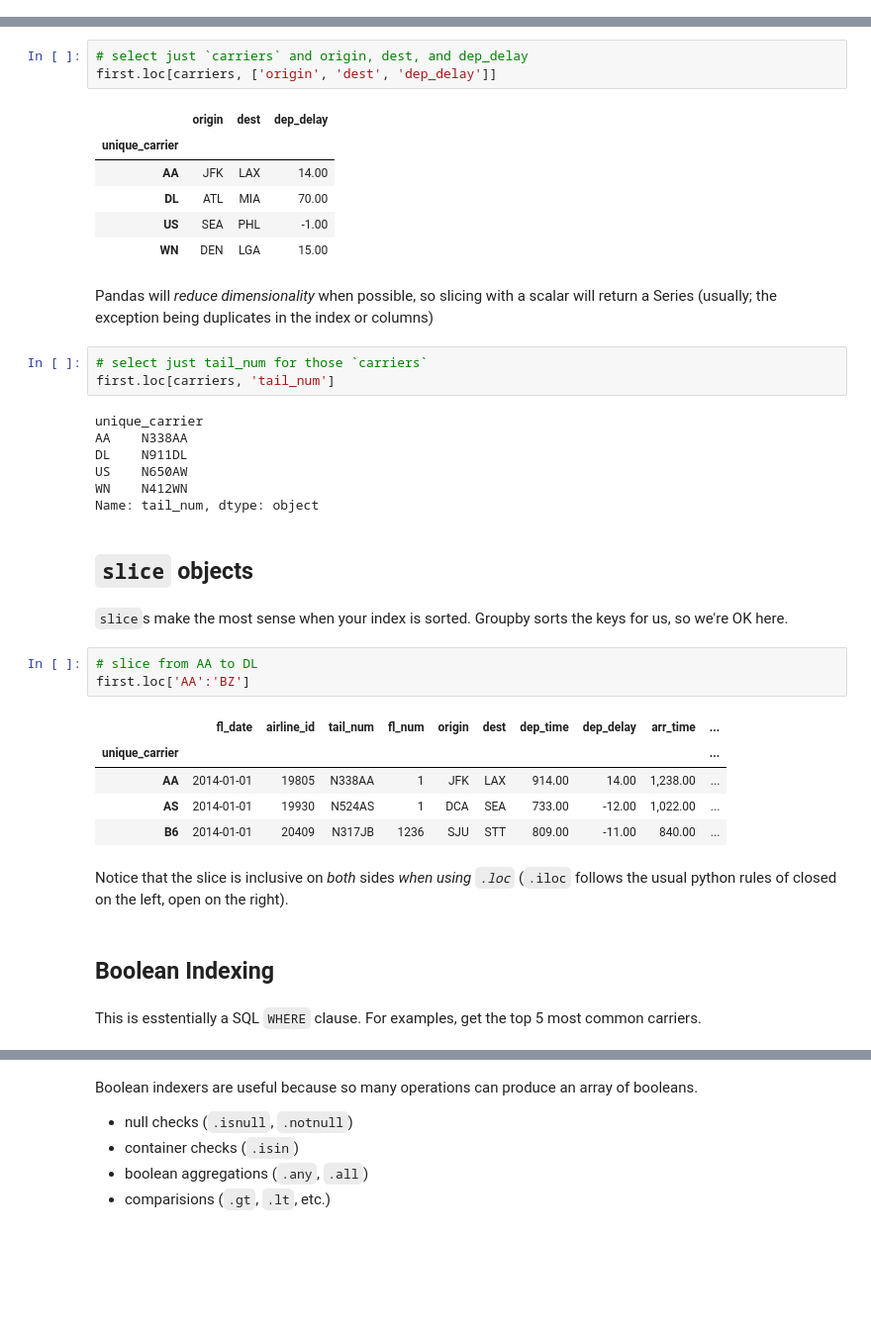
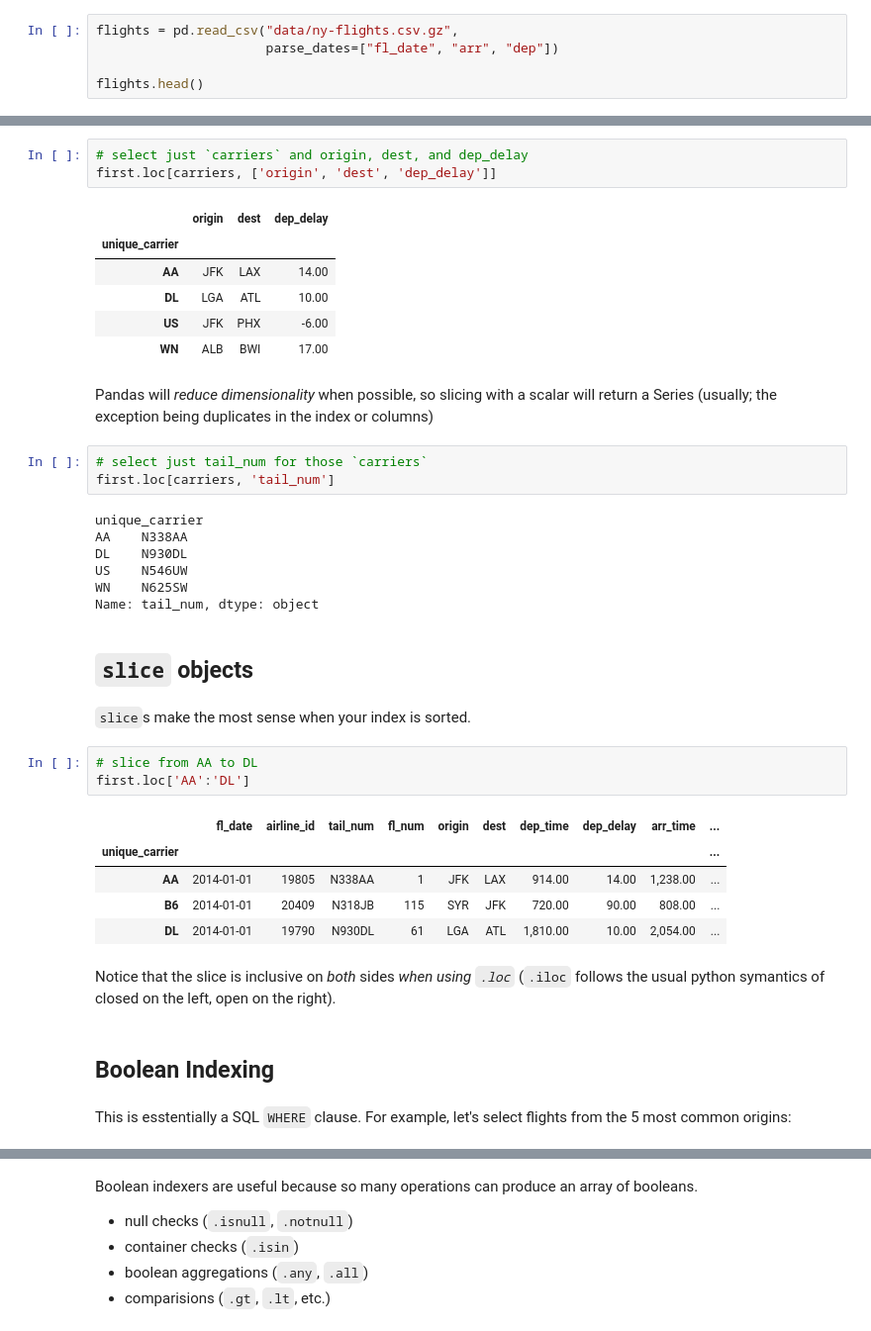
Before and after one commit to akansal1/pandas-head-to-tail, a Jupyter notebook: Indexing.ipynb, the cells around one changed output, grey strips where cells are left out. Shown at 99% size. Drawn from its saved outputs; the diff is of its cells as text; blank space fills up the shorter version.

```diff
--- a/Indexing.ipynb
+++ b/Indexing.ipynb
@@ -38,0 +18,5 @@ flights.head()
+# %%
+flights = pd.read_csv("data/ny-flights.csv.gz",
+                      parse_dates=["fl_date", "arr", "dep"])
+
+flights.head()
@@ -162,9 +306,9 @@ first.loc[carriers, ['origin', 'dest', 'dep_delay']]
 |  | origin | dest | dep_delay |
 | unique_carrier |  |  |  |
 | AA | JFK | LAX | 14.00 |
-| DL | ATL | MIA | 70.00 |
-| US | SEA | PHL | -1.00 |
-| WN | DEN | LGA | 15.00 |
+| DL | LGA | ATL | 10.00 |
+| US | JFK | PHX | -6.00 |
+| WN | ALB | BWI | 17.00 |
 # %% [markdown]
 Pandas will *reduce dimensionality* when possible, so slicing with a scalar
 will return a Series (usually; the exception being duplicates in the index or columns)
@@ -174,27 +318,27 @@ first.loc[carriers, 'tail_num']
 # %% [output]
 unique_carrier
 AA    N338AA
-DL    N911DL
-US    N650AW
-WN    N412WN
+DL    N930DL
+US    N546UW
+WN    N625SW
 Name: tail_num, dtype: object
 # %% [markdown]
 ## `slice` objects
 # %% [markdown]
-`slice`s make the most sense when your index is sorted. Groupby sorts the keys for us, so  we're OK here.
+`slice`s make the most sense when your index is sorted.
 # %%
 # slice from AA to DL
-first.loc['AA':'BZ']
+first.loc['AA':'DL']
 # %% [output]
 |  | fl_date | airline_id | tail_num | fl_num | origin | dest | dep_time | dep_delay | arr_time | ... |
 | unique_carrier |  |  |  |  |  |  |  |  |  | ... |
 | AA | 2014-01-01 | 19805 | N338AA | 1 | JFK | LAX | 914.00 | 14.00 | 1,238.00 | ... |
-| AS | 2014-01-01 | 19930 | N524AS | 1 | DCA | SEA | 733.00 | -12.00 | 1,022.00 | ... |
-| B6 | 2014-01-01 | 20409 | N317JB | 1236 | SJU | STT | 809.00 | -11.00 | 840.00 | ... |
+| B6 | 2014-01-01 | 20409 | N318JB | 115 | SYR | JFK | 720.00 | 90.00 | 808.00 | ... |
+| DL | 2014-01-01 | 19790 | N930DL | 61 | LGA | ATL | 1,810.00 | 10.00 | 2,054.00 | ... |
 # %% [markdown]
-Notice that the slice is inclusive on *both* sides *when using `.loc`* (`.iloc` follows the usual python rules of closed on the left, open on the right).
+Notice that the slice is inclusive on *both* sides *when using `.loc`* (`.iloc` follows the usual python symantics of closed on the left, open on the right).
 # %% [markdown]
 ## Boolean Indexing
 # %% [markdown]
-This is esstentially a SQL `WHERE` clause. For examples, get the top 5 most common carriers.
+This is esstentially a SQL `WHERE` clause. For example, let's select flights from the 5 most common origins:
 # %%
```
Also changed, not shown: parts of 72 cells of this notebook, 59 other files.
